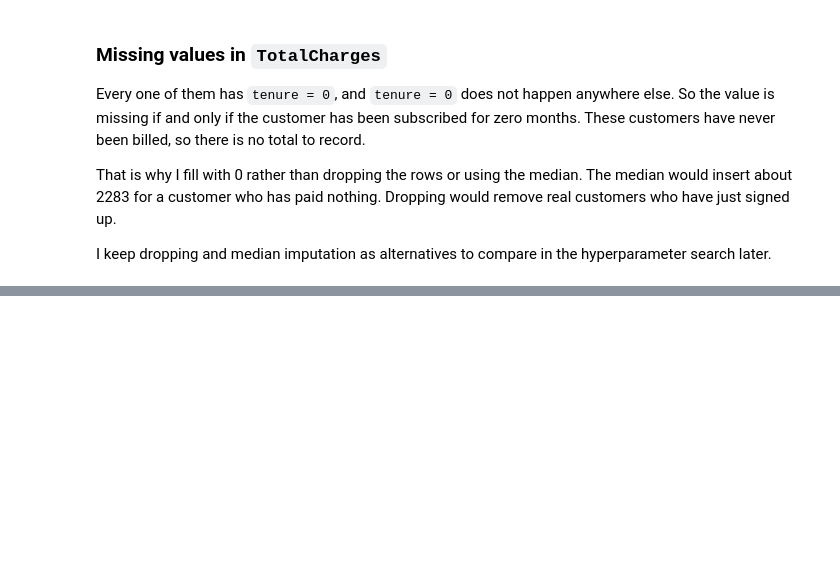
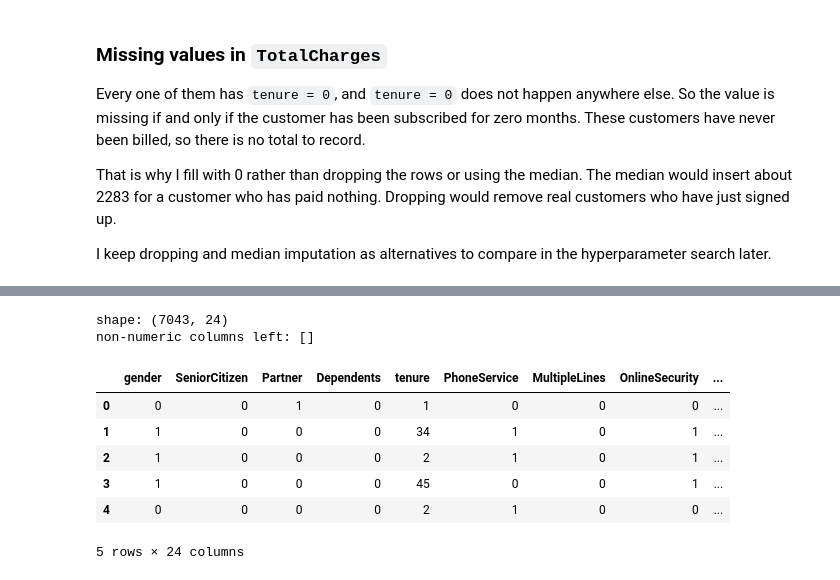
Before and after one commit to KhalilYusuff/T_E_Baseline-Models, a Jupyter notebook: secondAssignment.ipynb, the cells around one changed output, grey strips where cells are left out. Drawn from its saved outputs; the diff is of its cells as text; code cells hidden in the pictures; blank space fills up the shorter version.

```diff
--- a/secondAssignment.ipynb
+++ b/secondAssignment.ipynb
@@ -308,0 +352,10 @@ dataset['TotalCharges'] = dataset['TotalCharges'].fillna(0)
+# %%
+# How many features does each configuration produce?
+features = dataset.drop('Churn', axis=1)
+
+for collapse in [True, False]:
+    for ordinal in [True, False]:
+        for first in [False, True]:
+            n = encode(features, collapse, ordinal, first).shape[1]
+            print(f'collapse={collapse!s:<5} contract_ordinal={ordinal!s:<5} '
+                  f'drop_first={first!s:<5} -> {n} columns')
@@ -308,0 +371,16 @@ dataset['TotalCharges'] = dataset['TotalCharges'].fillna(0)
+# %%
+# Default configuration, and a check that nothing categorical survived
+encoded = encode(features)
+print('shape:', encoded.shape)
+print('non-numeric columns left:', list(encoded.select_dtypes(exclude='number').columns))
+encoded.head()
+# %% [output]
+shape: (7043, 24)
+non-numeric columns left: []
+|  | gender | SeniorCitizen | Partner | Dependents | tenure | PhoneService | MultipleLines | OnlineSecurity | ... |
+| 0 | 0 | 0 | 1 | 0 | 1 | 0 | 0 | 0 | ... |
+| 1 | 1 | 0 | 0 | 0 | 34 | 1 | 0 | 1 | ... |
+| 2 | 1 | 0 | 0 | 0 | 2 | 1 | 0 | 1 | ... |
+| 3 | 1 | 0 | 0 | 0 | 45 | 0 | 0 | 1 | ... |
+| 4 | 0 | 0 | 0 | 0 | 2 | 1 | 0 | 0 | ... |
+5 rows × 24 columns
```
Also changed, not shown: parts of 4 cells of this notebook.
